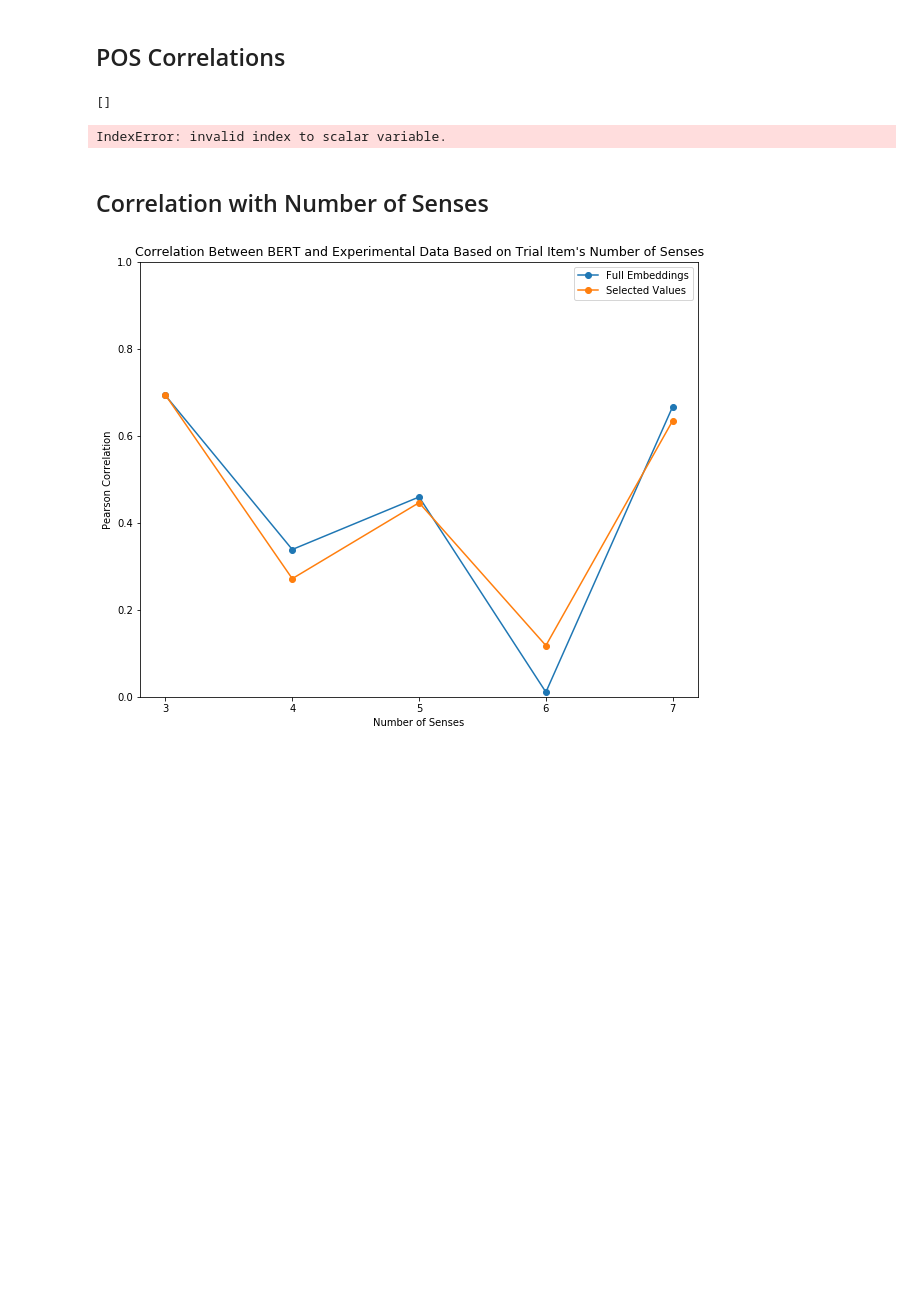
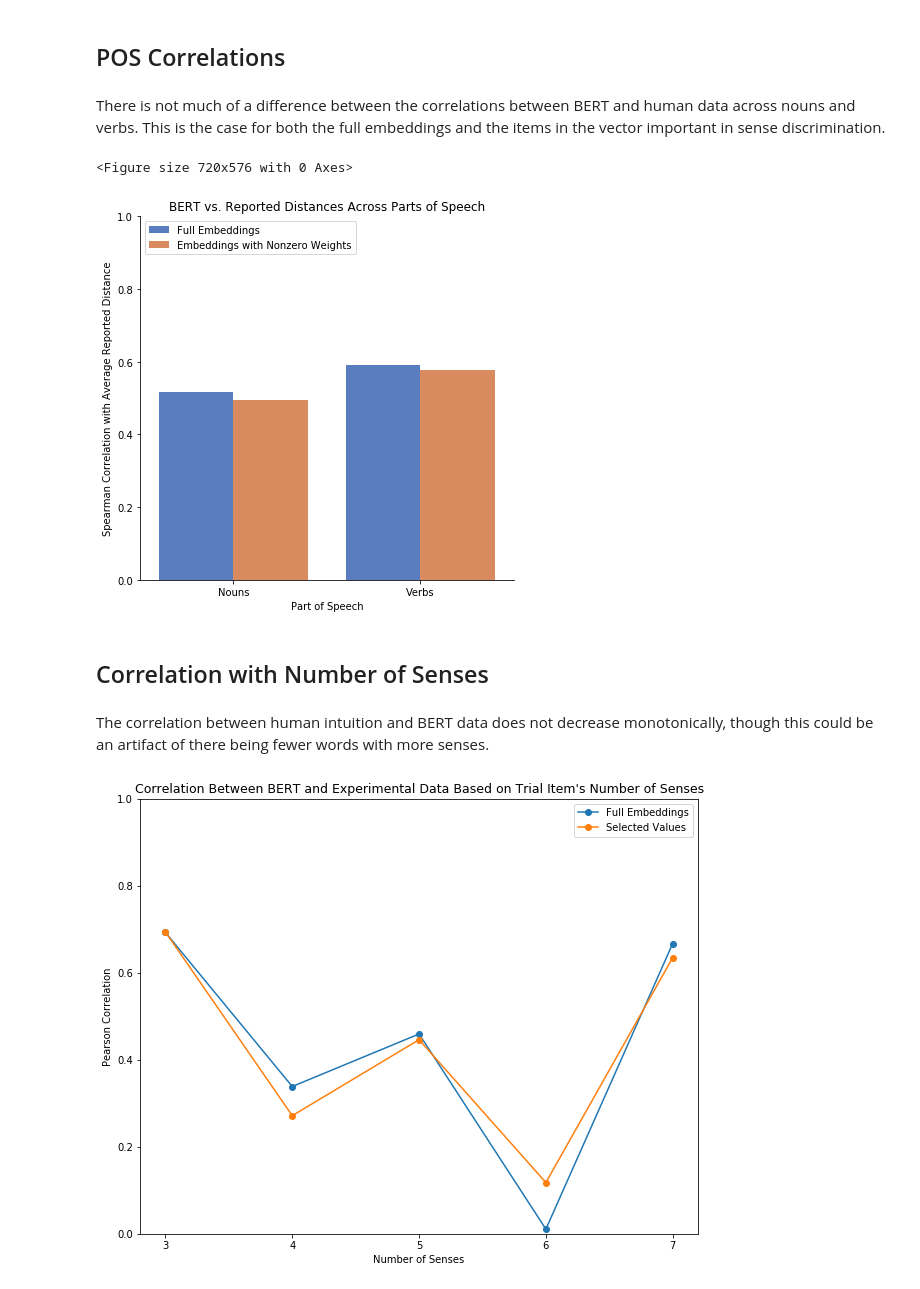
Before and after one commit to sathvikn/bert-wordsense, a Jupyter notebook: codebase/notebooks/comparing-expt-data.ipynb, the cells around one changed output. Saved outputs shown, nothing was run; the diff lists cells and outputs as text; code cells hidden in the pictures; blank space fills up the shorter version.

```diff
--- a/codebase/notebooks/comparing-expt-data.ipynb
+++ b/codebase/notebooks/comparing-expt-data.ipynb
@@ -113,37 +66,39 @@ pd.DataFrame(pd.Series({'Embeddings with Nonzero Weights': mtx_correlation(all_h
 | Full Embeddings | 0.544198 |
 # %% [markdown]
 ## POS Correlations
+# %% [markdown]
+There is not much of a difference between the correlations between BERT and human data across nouns and verbs. This is the case for both the full embeddings and the items in the vector important in sense discrimination.
 # %%
 import matplotlib.pyplot as plt
 import seaborn as sns
 # %%
 pos_results = []
 for e in ['bert_full', 'bert_selected']:
     if e == 'bert_full':
         legend_val = "Full Embeddings"
     else:
         legend_val = "Embeddings with Nonzero Weights"
     for p in ['n', 'v']:
         if p == 'n':
             pos_label = 'Nouns'
         else:
             pos_label = 'Verbs'
-        print(pos_results)
         pos_results.append({"BERT Embedding Type": legend_val, "Part of Speech": pos_label,
-                            "Pearson Correlation with Average Reported Distance": containing_query(all_trials, 'pos', [p], matrices, bert_key = e)})
+                            "Spearman Correlation with Average Reported Distance":
+                            containing_query(all_trials, 'pos', [p], matrices, bert_key = e)})
 pos_results = pd.DataFrame(pos_results)
 plt.figure(figsize = (10, 8))
-sns.catplot(x="Part of Speech", y="Pearson Correlation with Average Reported Distance", hue="BERT Embedding Type",
+sns.catplot(x="Part of Speech", y="Spearman Correlation with Average Reported Distance", hue="BERT Embedding Type",
             data=pos_results, legend = False,
                 height=6, kind="bar", palette="muted")
 plt.title("BERT vs. Reported Distances Across Parts of Speech")
 plt.ylim(0, 1)
 
 plt.tight_layout()
 plt.legend(loc = 'upper left')
 plt.savefig("../../results/figures/pos_cos_corr.png")
 # %% [output]
-[]
+<Figure size 720x576 with 0 Axes>
-IndexError: invalid index to scalar variable.
+[figure, added]
 # %% [markdown]
 ## Correlation with Number of Senses
@@ -162,3 +105,5 @@ def containing_query(df, value, selection_criteria, dist_mtx_dict, bert_key = 'b
+# %% [markdown]
+The correlation between human intuition and BERT data does not decrease monotonically, though this could be an artifact of there being fewer words with more senses.
 # %%
 plt.figure(figsize = (10, 8))
 plt.plot(range(3, 8),
```
Also changed, not shown: parts of 12 cells of this notebook.
